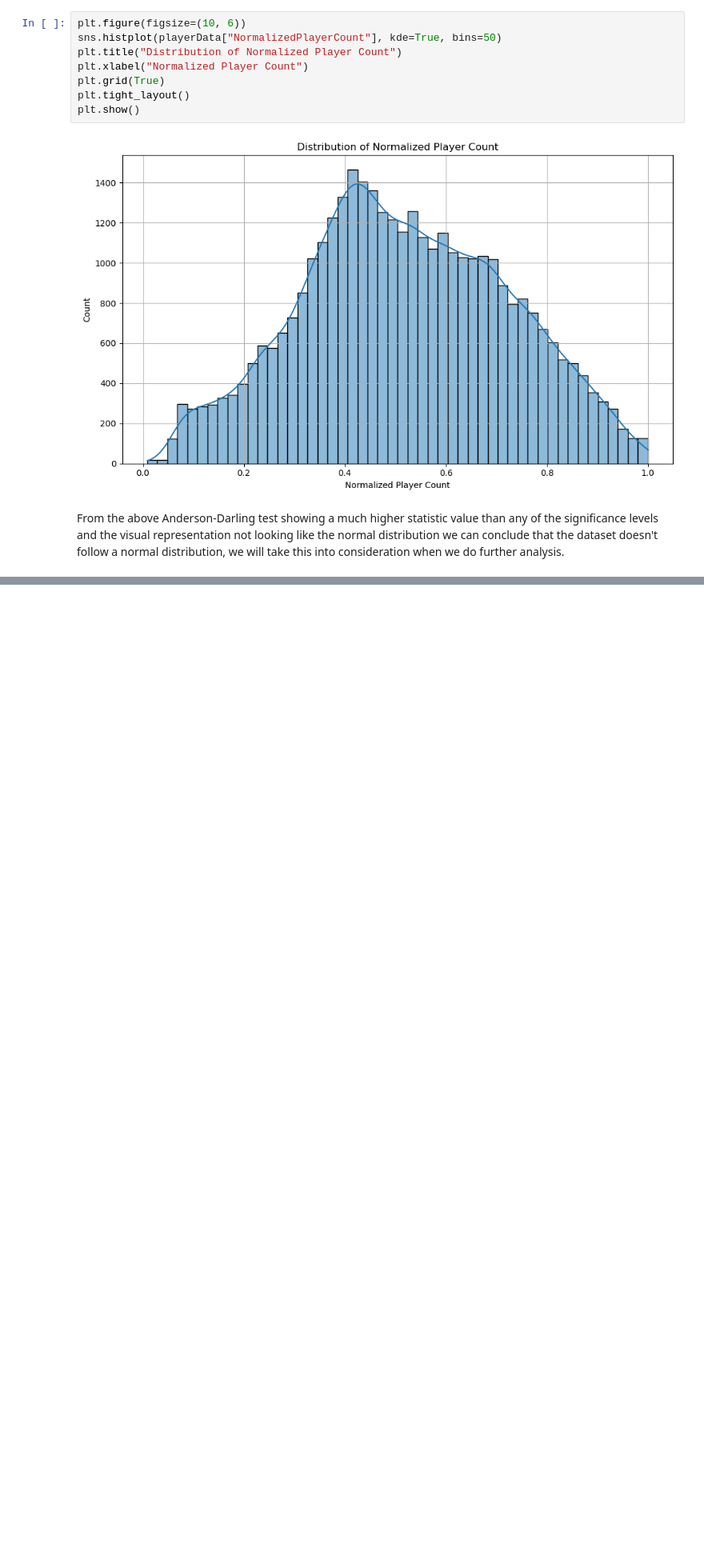
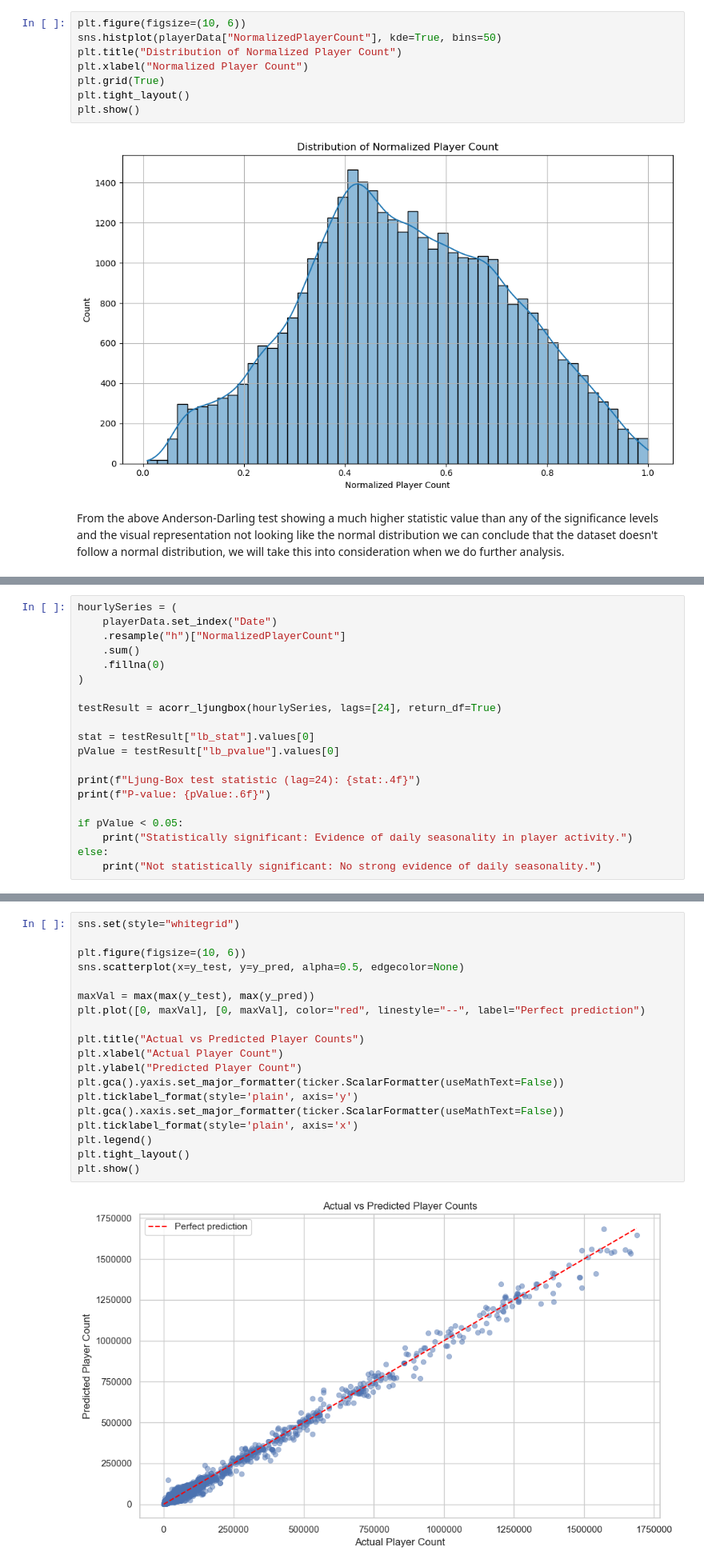
Before and after one commit to JonatanK-son/steam-player-count-trends, a Jupyter notebook: Final Project Group 16.ipynb, the cells around one changed output, grey strips where cells are left out. Shown at 80% size. Drawn from its saved outputs; the diff is of its cells as text; blank space fills up the shorter version.

```diff
--- a/Final Project Group 16.ipynb
+++ b/Final Project Group 16.ipynb
@@ -318,0 +350,20 @@ From the above Anderson-Darling test showing a much higher statistic value than
+# %%
+hourlySeries = (
+    playerData.set_index("Date")
+    .resample("h")["NormalizedPlayerCount"]
+    .sum()
+    .fillna(0)
+)
+
+testResult = acorr_ljungbox(hourlySeries, lags=[24], return_df=True)
+
+stat = testResult["lb_stat"].values[0]
+pValue = testResult["lb_pvalue"].values[0]
+
+print(f"Ljung-Box test statistic (lag=24): {stat:.4f}")
+print(f"P-value: {pValue:.6f}")
+
+if pValue < 0.05:
+    print("Statistically significant: Evidence of daily seasonality in player activity.")
+else:
+    print("Not statistically significant: No strong evidence of daily seasonality.")
@@ -318,0 +415,21 @@ From the above Anderson-Darling test showing a much higher statistic value than
+# %%
+sns.set(style="whitegrid")
+
+plt.figure(figsize=(10, 6))
+sns.scatterplot(x=y_test, y=y_pred, alpha=0.5, edgecolor=None)
+
+maxVal = max(max(y_test), max(y_pred))
+plt.plot([0, maxVal], [0, maxVal], color="red", linestyle="--", label="Perfect prediction")
+
+plt.title("Actual vs Predicted Player Counts")
+plt.xlabel("Actual Player Count")
+plt.ylabel("Predicted Player Count")
+plt.gca().yaxis.set_major_formatter(ticker.ScalarFormatter(useMathText=False))
+plt.ticklabel_format(style='plain', axis='y')
+plt.gca().xaxis.set_major_formatter(ticker.ScalarFormatter(useMathText=False))
+plt.ticklabel_format(style='plain', axis='x')
+plt.legend()
+plt.tight_layout()
+plt.show()
+# %% [output]
+[figure, added]
```
Also changed, not shown: parts of 10 cells of this notebook.
